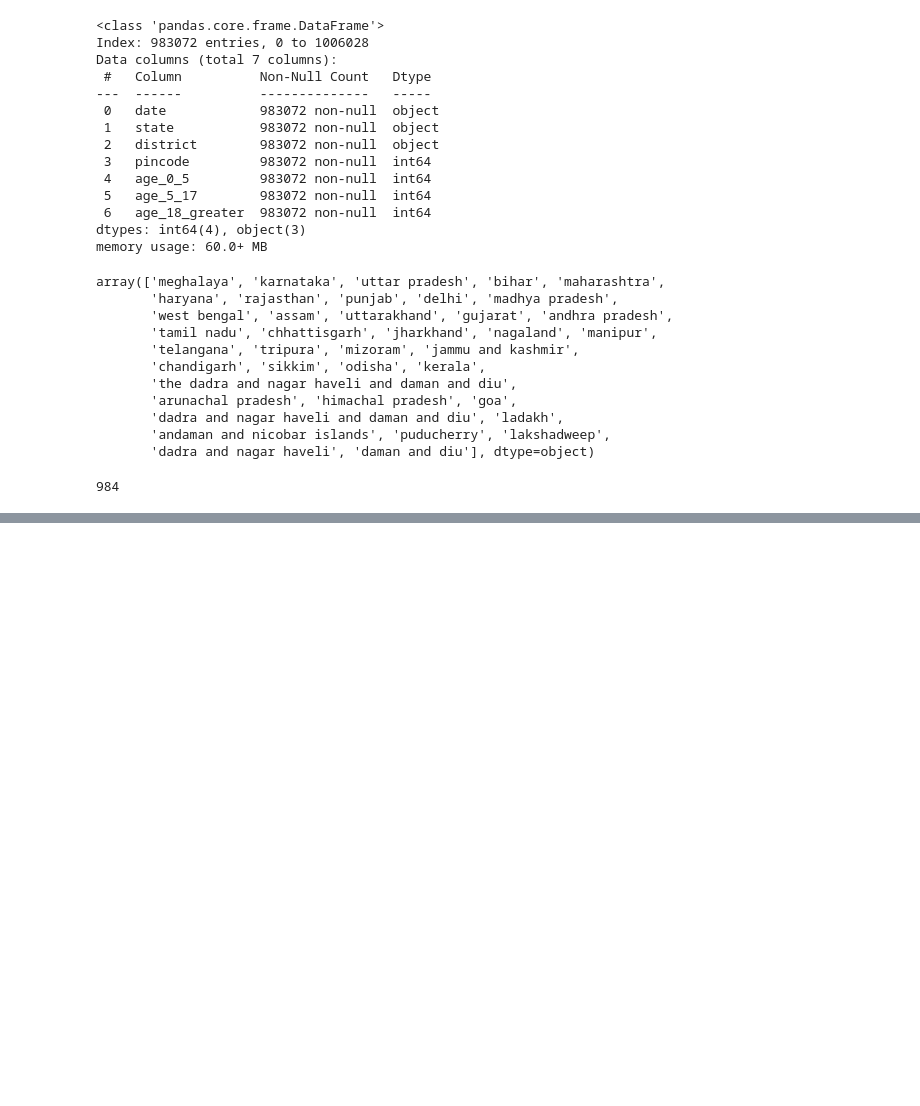
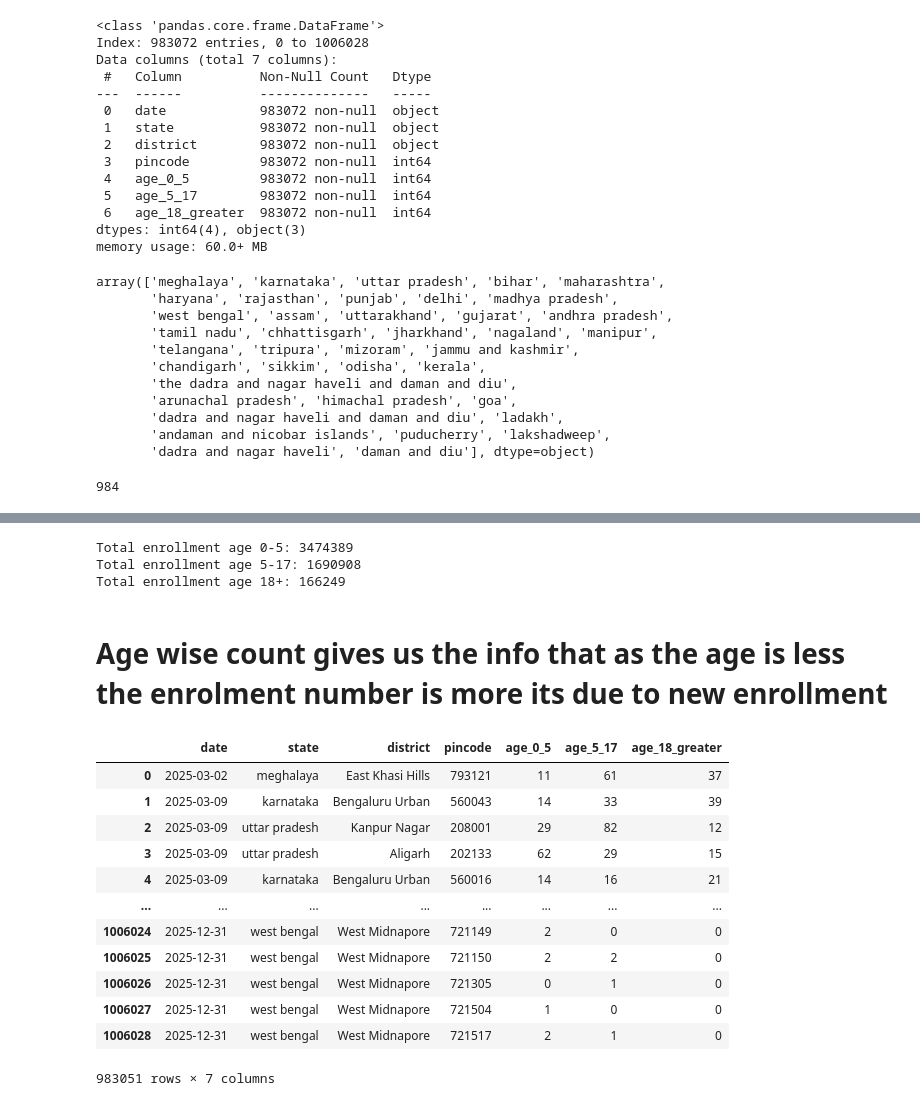
Before and after one commit to medisumeet/UIDAI-Hackathon-2026, a Jupyter notebook: uidai.ipynb, the cells around one changed output, grey strips where cells are left out. Cells and saved outputs as stored; diff of their text form; code cells hidden in the pictures; blank space fills up the shorter version.

```diff
--- a/uidai.ipynb
+++ b/uidai.ipynb
@@ -199,0 +271,31 @@ df['district'] = df['district'].str.replace(r'[*]', '', regex=True).str.strip()
+# %%
+# Age-wise total enrollment
+total_age_0_5 = df['age_0_5'].sum()
+total_age_5_17 = df['age_5_17'].sum()
+total_age_18_greater = df['age_18_greater'].sum()
+
+print(f"Total enrollment age 0-5: {total_age_0_5}")
+print(f"Total enrollment age 5-17: {total_age_5_17}")
+print(f"Total enrollment age 18+: {total_age_18_greater}")
+# %% [output]
+Total enrollment age 0-5: 3474389
+Total enrollment age 5-17: 1690908
+Total enrollment age 18+: 166249
+# %% [markdown]
+# Age wise count gives us the info that as the age is less the enrolment number is more its due to new enrollment
+# %%
+df
+# %% [output]
+|  | date | state | district | pincode | age_0_5 | age_5_17 | age_18_greater |
+| 0 | 2025-03-02 | meghalaya | East Khasi Hills | 793121 | 11 | 61 | 37 |
+| 1 | 2025-03-09 | karnataka | Bengaluru Urban | 560043 | 14 | 33 | 39 |
+| 2 | 2025-03-09 | uttar pradesh | Kanpur Nagar | 208001 | 29 | 82 | 12 |
+| 3 | 2025-03-09 | uttar pradesh | Aligarh | 202133 | 62 | 29 | 15 |
+| 4 | 2025-03-09 | karnataka | Bengaluru Urban | 560016 | 14 | 16 | 21 |
+| ... | ... | ... | ... | ... | ... | ... | ... |
+| 1006024 | 2025-12-31 | west bengal | West Midnapore | 721149 | 2 | 0 | 0 |
+| 1006025 | 2025-12-31 | west bengal | West Midnapore | 721150 | 2 | 2 | 0 |
+| 1006026 | 2025-12-31 | west bengal | West Midnapore | 721305 | 0 | 1 | 0 |
+| 1006027 | 2025-12-31 | west bengal | West Midnapore | 721504 | 1 | 0 | 0 |
+| 1006028 | 2025-12-31 | west bengal | West Midnapore | 721517 | 2 | 1 | 0 |
+983051 rows × 7 columns
```
Also changed, not shown: parts of 7 cells of this notebook.
